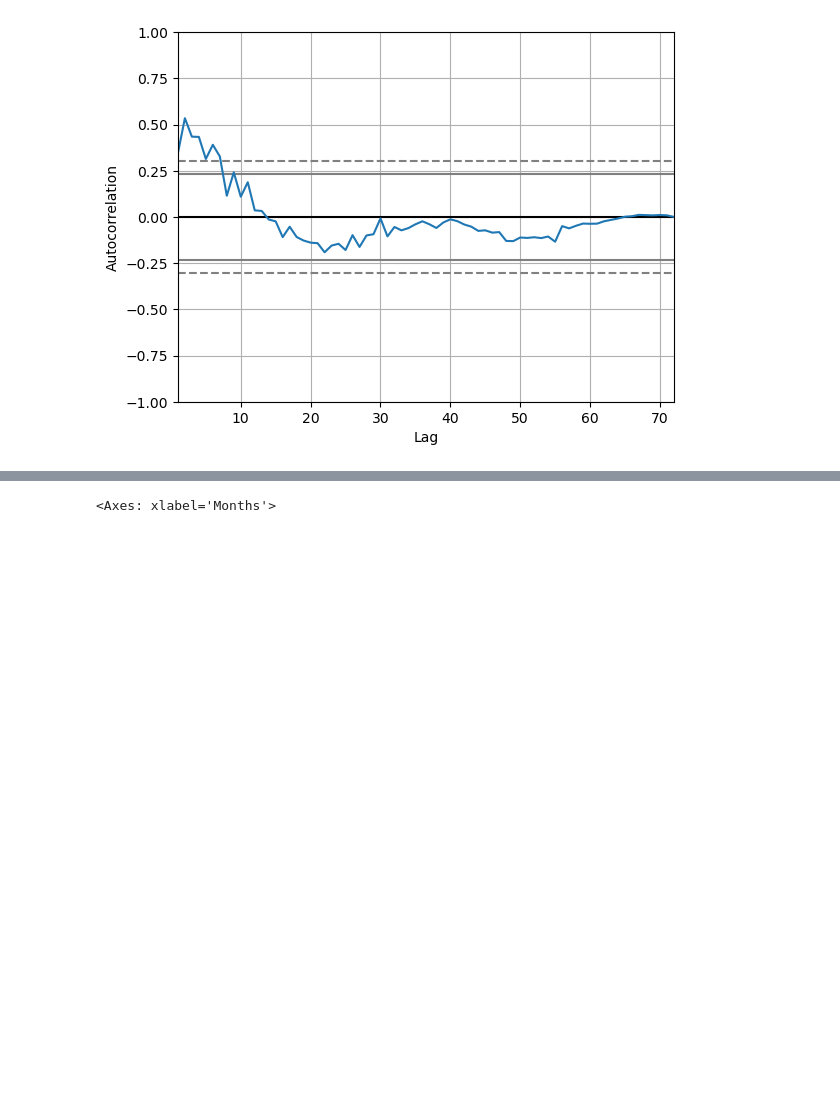
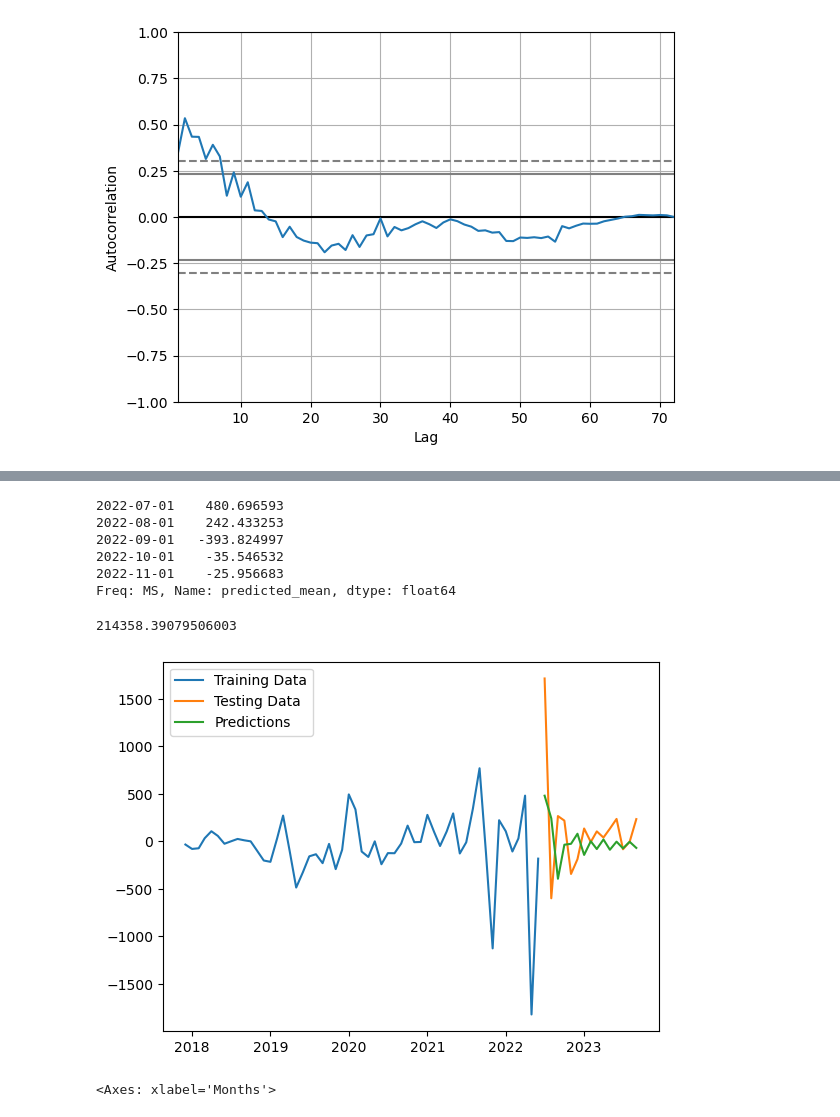
Before and after one commit to Veekits/ARIMA-model-for-Time-Series, a Jupyter notebook: ARIMA Model for Nouba 46 (Differencing).ipynb, the cells around one changed output, grey strips where cells are left out. Saved outputs shown, nothing was run; the diff lists cells and outputs as text; code cells hidden in the pictures; blank space fills up the shorter version.

```diff
--- a/ARIMA Model for Nouba 46 (Differencing).ipynb
+++ b/ARIMA Model for Nouba 46 (Differencing).ipynb
@@ -202,3 +223,28 @@ Warnings:
+# %%
+predictions = model_fit.predict(start=len(train), end=len(train) + len(test) - 1, typ='levels')
+predictions.head()
+# %% [output]
+2022-07-01    480.696593
+2022-08-01    242.433253
+2022-09-01   -393.824997
+2022-10-01    -35.546532
+2022-11-01    -25.956683
+Freq: MS, Name: predicted_mean, dtype: float64
+# %%
+from sklearn.metrics import mean_squared_error
+mse = mean_squared_error(test, predictions)
+print(mse)
+# %% [output]
+214358.39079506003
+# %%
+#visualize the data
+plt.plot(train, label='Training Data')
+plt.plot(test, label='Testing Data')
+plt.plot(predictions, label='Predictions')
+plt.legend()
+plt.show()
+# %% [output]
+[figure, added]
 # %%
 df['Forecast'] = model_fit.predict(start = 2, end = 60, dynamic= True)
 df[['Seasonal First Difference', 'Forecast']].plot(figsize=(12,8))
```
Also changed, not shown: parts of 9 cells of this notebook.
